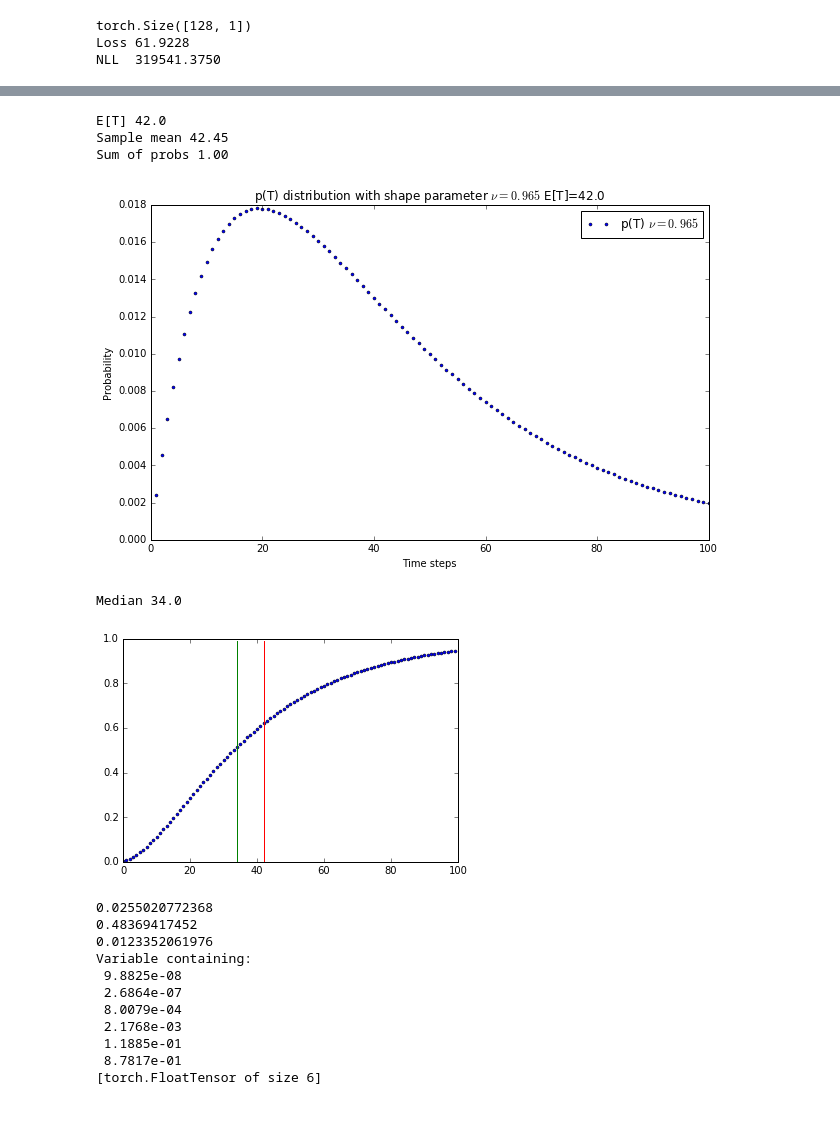
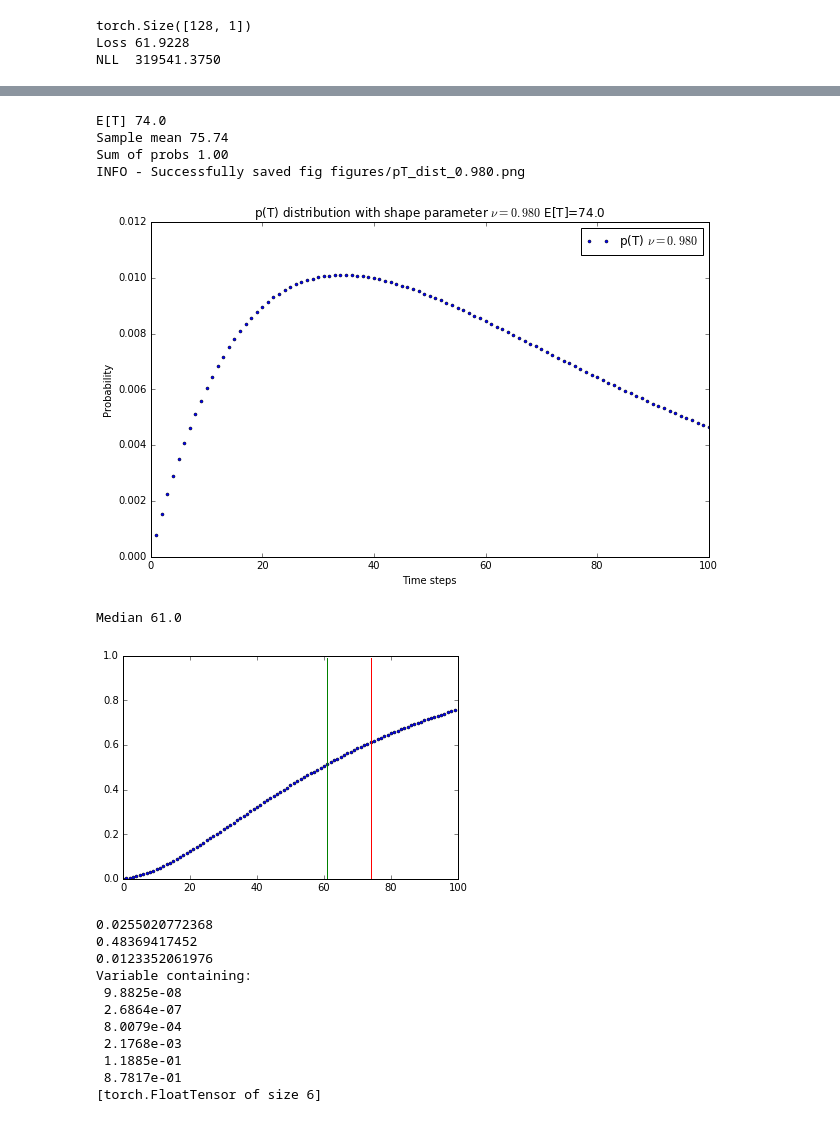
Before and after one commit to toologicbv/meta_learner, a Jupyter notebook: pytorch_expers.ipynb, the cells around one changed output, grey strips where cells are left out. Cells and saved outputs as stored; diff of their text form; code cells hidden in the pictures.

```diff
--- a/pytorch_expers.ipynb
+++ b/pytorch_expers.ipynb
@@ -139,46 +139,47 @@ def find_nearest(array,value):
     return idx, array[idx]
 
 T = 100
-q = 0.965
+q = 0.98
 pmfT = TimeStepsDist(q_prob=q, T=1000) # 14/0.8
 
 print("E[T] {}".format(pmfT.mean))
 ts = pmfT.rvs(n=1500)
 # print(ts)
 print("Sample mean {:.2f}".format(np.mean(ts)))
 # print("Get prob ", pmfT.pmfunc(np.array([3, 4, 5, 6])))
 pmf = pmfT.pmfunc(normalize=True, T=T)
 cdf = np.cumsum(pmf)
 
 # choice = np.random.uniform(size=10)
 # print(choice)
 # index = np.zeros(len(choice)).astype(int)
 # for i in range(len(choice)):
 #    index[i], _ = find_nearest(cdf, choice[i])
 
 # print("Mean ", np.mean(index))
 # choice = [0.6]
 print("Sum of probs {:.2f}".format(np.sum(pmfT.pdf)))
 
-pmfT.plot_pmf(T, do_save=False, do_show=True)
+pmfT.plot_pmf(T, do_save=True, do_show=True)
 
 _ = plt.plot(pmfT.cdf[0:T], 'bo', markersize=3)
 y = np.arange(0, 1, 0.01)
 mean = np.empty(100)
 mean.fill(pmfT.mean)
 median = np.empty(100)
 median.fill(pmfT.median)
 print("Median {}".format(pmfT.median))
 plt.plot(mean, y, 'r')
 plt.plot(median, y, 'g')
 plt.show()
 # %% [output]
-E[T] 42.0
-Sample mean 42.45
+E[T] 74.0
+Sample mean 75.74
 Sum of probs 1.00
+INFO - Successfully saved fig figures/pT_dist_0.980.png
-[figure, old version]
+[figure, new version]
-Median 34.0
+Median 61.0
-[figure, old version]
+[figure, new version]
 # %%
 new_p = np.zeros(pmfT.H)
 for i in np.arange(pmfT.H):
```
Also changed, not shown: parts of 1 cell of this notebook, 4 other files.
